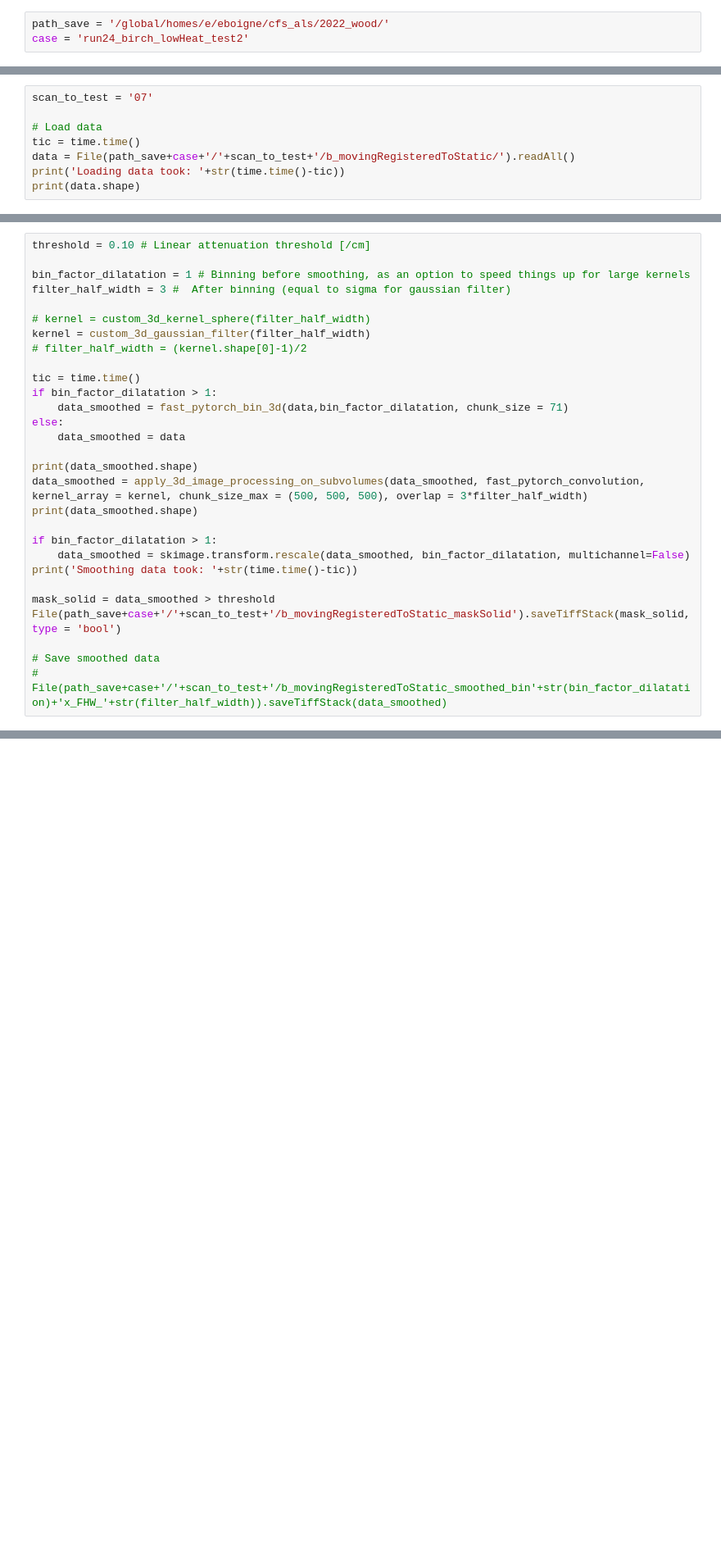
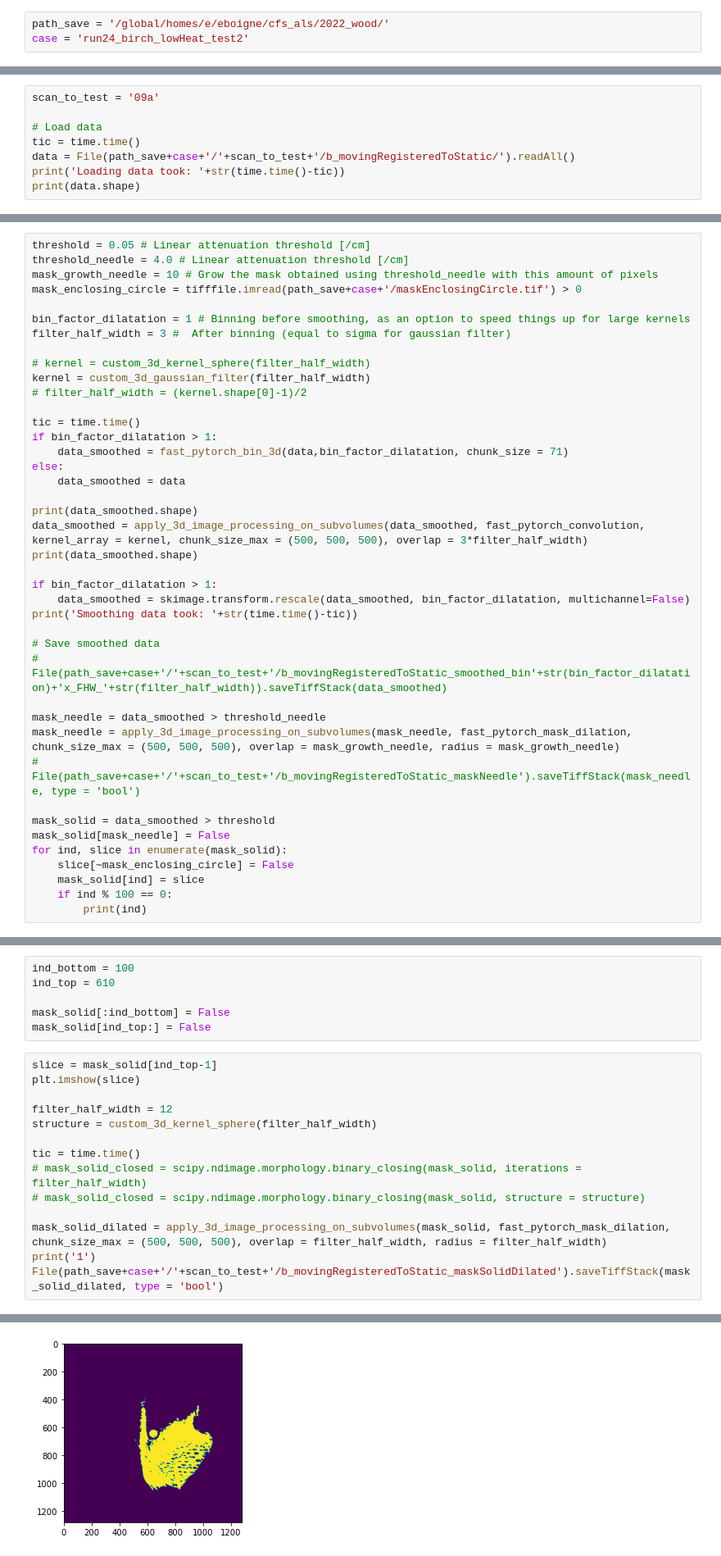
Before and after one commit to eboigne/tomoTools_als832, a Jupyter notebook: tomoTools/c_analysis.ipynb, the cells around one changed output, grey strips where cells are left out. Shown at 82% size. Saved outputs shown, nothing was run; the diff lists cells and outputs as text; blank space fills up the shorter version.

Commit message:
c_: work on closing mask solid

```diff
--- a/tomoTools/c_analysis.ipynb
+++ b/tomoTools/c_analysis.ipynb
@@ -66,5 +75,5 @@ File(path_save+case+'/probe_slice_'+str(ind_slice).zfill(4)).saveTiffStack(slice
 # %%
-scan_to_test = '07'
+scan_to_test = '09a'
 
 # Load data
 tic = time.time()
@@ -76,6 +85,9 @@ Loading data took: 5.758517026901245
 (698, 1280, 1280)
 # %%
-threshold = 0.10 # Linear attenuation threshold [/cm]
+threshold = 0.05 # Linear attenuation threshold [/cm]
+threshold_needle = 4.0 # Linear attenuation threshold [/cm]
+mask_growth_needle = 10 # Grow the mask obtained using threshold_needle with this amount of pixels
+mask_enclosing_circle = tifffile.imread(path_save+case+'/maskEnclosingCircle.tif') > 0
 
 bin_factor_dilatation = 1 # Binning before smoothing, as an option to speed things up for large kernels
 filter_half_width = 3 #  After binning (equal to sigma for gaussian filter)
@@ -98,10 +110,19 @@ if bin_factor_dilatation > 1:
     data_smoothed = skimage.transform.rescale(data_smoothed, bin_factor_dilatation, multichannel=False)
 print('Smoothing data took: '+str(time.time()-tic))
 
-mask_solid = data_smoothed > threshold
-File(path_save+case+'/'+scan_to_test+'/b_movingRegisteredToStatic_maskSolid').saveTiffStack(mask_solid, type = 'bool')
-
 # Save smoothed data
 # File(path_save+case+'/'+scan_to_test+'/b_movingRegisteredToStatic_smoothed_bin'+str(bin_factor_dilatation)+'x_FHW_'+str(filter_half_width)).saveTiffStack(data_smoothed)
+
+mask_needle = data_smoothed > threshold_needle
+mask_needle = apply_3d_image_processing_on_subvolumes(mask_needle, fast_pytorch_mask_dilation, chunk_size_max = (500, 500, 500), overlap = mask_growth_needle, radius = mask_growth_needle)
+# File(path_save+case+'/'+scan_to_test+'/b_movingRegisteredToStatic_maskNeedle').saveTiffStack(mask_needle, type = 'bool')
+
+mask_solid = data_smoothed > threshold
+mask_solid[mask_needle] = False
+for ind, slice in enumerate(mask_solid):
+    slice[~mask_enclosing_circle] = False
+    mask_solid[ind] = slice
+    if ind % 100 == 0:
+        print(ind)
 # %% [output]
 (698, 1280, 1280)
@@ -108,0 +142,21 @@ File(path_save+case+'/'+scan_to_test+'/b_movingRegisteredToStatic_maskSolid').sa
+# %%
+ind_bottom = 100
+ind_top = 610
+
+mask_solid[:ind_bottom] = False
+mask_solid[ind_top:] = False
+# %%
+slice = mask_solid[ind_top-1]
+plt.imshow(slice)
+
+filter_half_width = 12
+structure = custom_3d_kernel_sphere(filter_half_width)
+
+tic = time.time()
+# mask_solid_closed = scipy.ndimage.morphology.binary_closing(mask_solid, iterations = filter_half_width)
+# mask_solid_closed = scipy.ndimage.morphology.binary_closing(mask_solid, structure = structure)
+
+mask_solid_dilated = apply_3d_image_processing_on_subvolumes(mask_solid, fast_pytorch_mask_dilation, chunk_size_max = (500, 500, 500), overlap = filter_half_width, radius = filter_half_width)
+print('1')
+File(path_save+case+'/'+scan_to_test+'/b_movingRegisteredToStatic_maskSolidDilated').saveTiffStack(mask_solid_dilated, type = 'bool')
+# %% [output]
@@ -108,0 +165 @@ File(path_save+case+'/'+scan_to_test+'/b_movingRegisteredToStatic_maskSolid').sa
+[figure, added]
```
Also changed, not shown: parts of 15 cells of this notebook, 2 other files.
